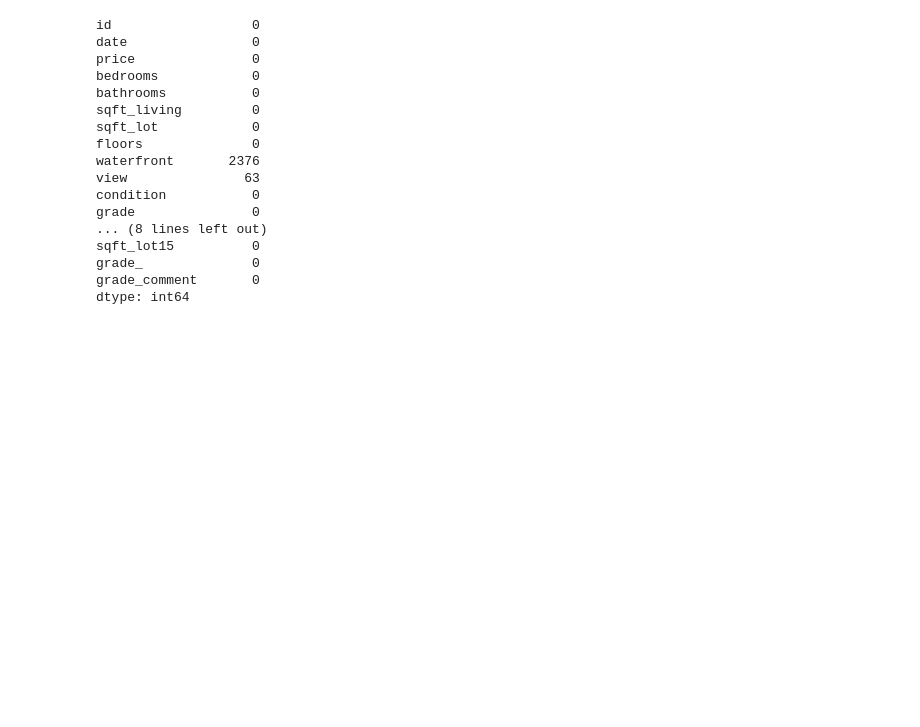
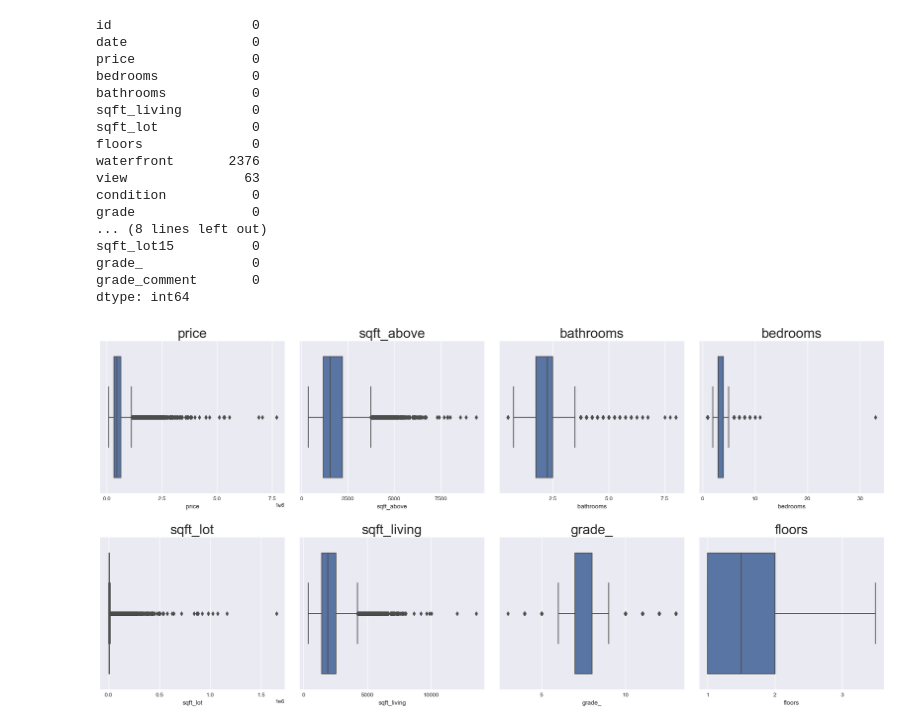
Before and after one commit to Agai-Beryl/Northwestern-County-Real-Estate-Price-Forecast, a Jupyter notebook: student.ipynb, the cells around one changed output. Cells and saved outputs as stored; diff of their text form; code cells hidden in the pictures; blank space fills up the shorter version.

Commit message:
Fix Outliers

```diff
--- a/student.ipynb
+++ b/student.ipynb
@@ -194,3 +194,29 @@ sqft_lot15          0
 grade_              0
 grade_comment       0
 dtype: int64
+# %%
+# function to visualize outliers
+
+def plot_boxplots(df, cols):
+    fig, axes = plt.subplots(2, 4, figsize=(20,10))
+    axes = axes.ravel()
+    sns.set(font_scale=2.0)
+    for i, col in enumerate(cols):
+
+        # convert the x-axis variable to a numeric data type
+
+        df[col] = df[col].astype(float)
+        sns.boxplot(x=df[col], ax=axes[i])
+
+        axes[i].set_title(col)
+    plt.tight_layout()
+
+# specify the columns to plot
+
+cols = ['price', 'sqft_above', 'bathrooms', 'bedrooms', 'sqft_lot', 'sqft_living', 'grade_', 'floors']
+
+# call the plot_boxplots function
+
+plot_boxplots(df, cols)
+# %% [output]
+[figure, added]
```
Also changed, not shown: parts of 1 cell of this notebook.
